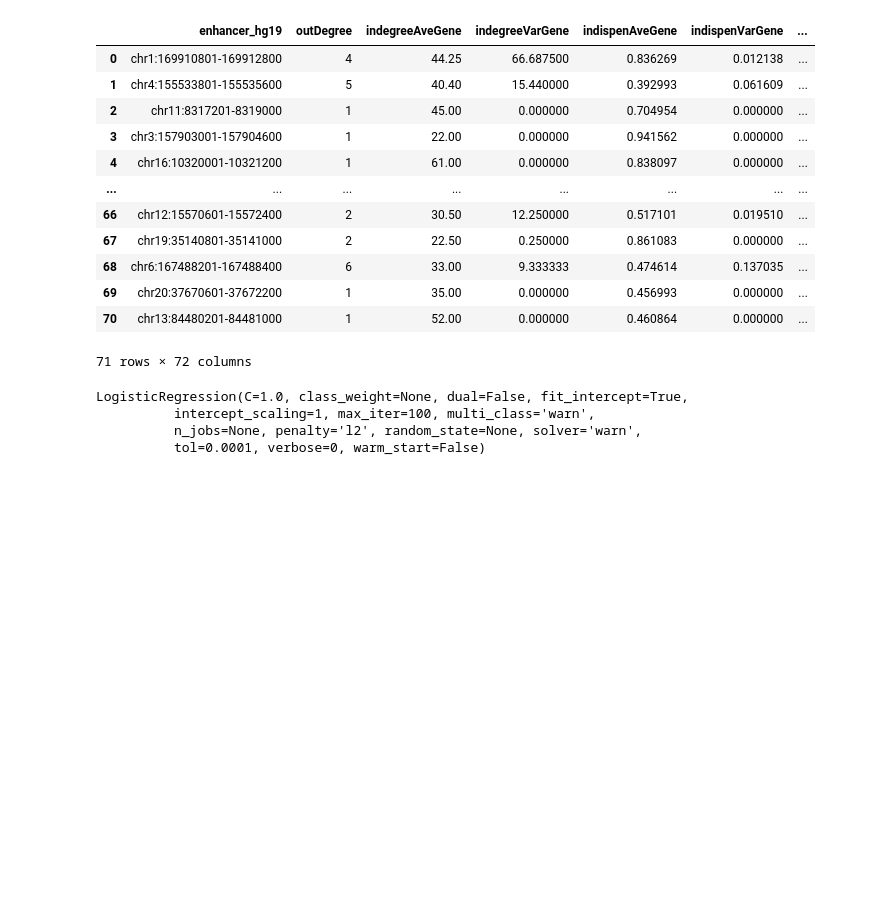
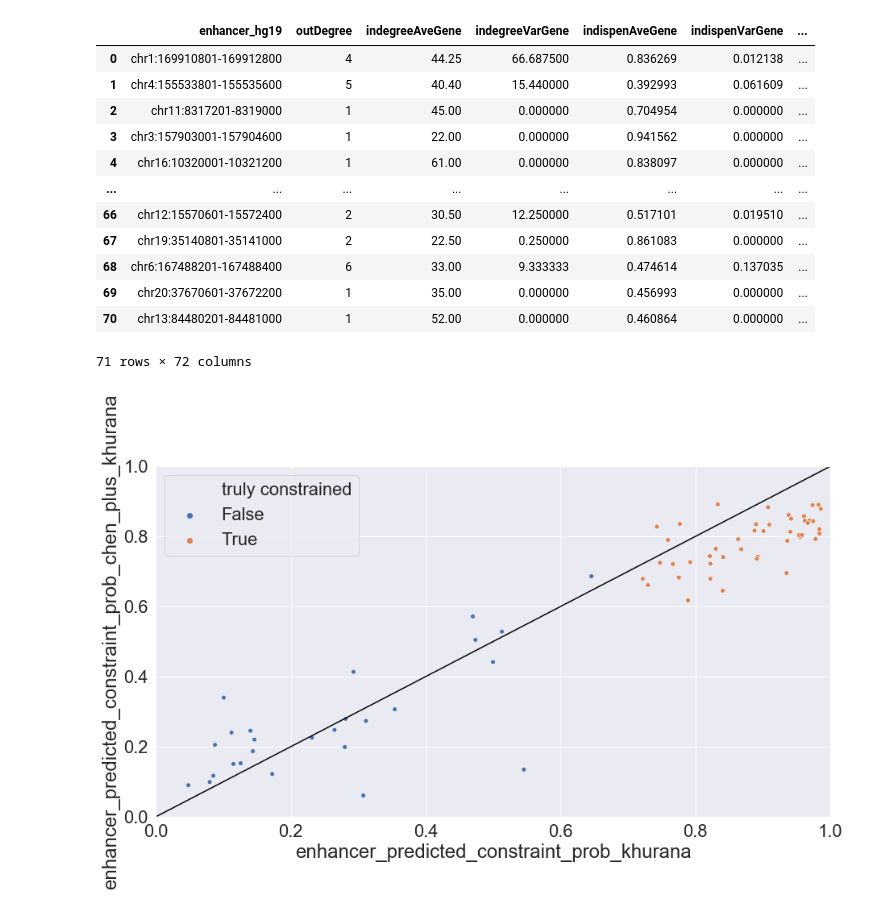
Before and after one commit to petermchale/lofTolEnhancers, a Jupyter notebook: a.ipynb, the cells around one changed output. Saved outputs shown, nothing was run; the diff lists cells and outputs as text; code cells hidden in the pictures; blank space fills up the shorter version.

```diff
--- a/a.ipynb
+++ b/a.ipynb
@@ -7,7 +7,7 @@ CONSTRAINT_TOOLS_DATA = '/scratch/ucgd/lustre-work/quinlan/data-shared/constrain
 # %%
 import pickle
 
-with open('random-forest', 'rb') as f:
+with open('khurana-random-forest', 'rb') as f:
   KHURANA_MODEL = pickle.load(f)
 
 KHURANA_MODEL
@@ -228,15 +228,15 @@ NotDeleted    45
 Deleted       26
 Name: delState, dtype: int64
 # %%
-def get_features():
-  with open('features.txt', 'r') as f:
+def get_network_features():
+  with open('network-features.txt', 'r') as f:
     features = f.read().split('\n')
     features = [f for f in features if f]
     return features
 
-NETWORK_FEATURES = get_features()
+NETWORK_FEATURES = get_network_features()
 
-DATA['enhancer_predicted_LoF_tolerance_prob'] = KHURANA_MODEL.predict_proba(DATA[NETWORK_FEATURES])[:,0]
+DATA['enhancer_predicted_constraint_prob_khurana'] = KHURANA_MODEL.predict_proba(DATA[NETWORK_FEATURES])[:,1]
 DATA
 # %% [output]
 |  | enhancer_hg19 | outDegree | indegreeAveGene | indegreeVarGene | indispenAveGene | indispenVarGene | ... |
@@ -255,18 +255,32 @@ DATA
 # %%
 from sklearn.linear_model import LogisticRegression
 
-SCORE_FEATURES =['enhancer_predicted_LoF_tolerance_prob', 'min negative_new_chen_score_window']
+SCORE_FEATURES =['enhancer_predicted_constraint_prob_khurana', 'min negative_new_chen_score_window']
 TARGET = 'truly constrained'
 
 def train_model():
-  model = LogisticRegression()
+  model = LogisticRegression(class_weight='balanced')
   model.fit(DATA[SCORE_FEATURES], DATA[TARGET])
   return model
 
 CHEN_PLUS_KHURANA_MODEL = train_model()
-CHEN_PLUS_KHURANA_MODEL
+DATA['enhancer_predicted_constraint_prob_chen_plus_khurana'] = CHEN_PLUS_KHURANA_MODEL.predict_proba(DATA[SCORE_FEATURES])[:,1]
+
+import seaborn as sns
+import matplotlib.pyplot as plt
+
+sns.set(font_scale=2)
+plt.figure(figsize=(15, 8))
+
+sns.scatterplot(
+  x='enhancer_predicted_constraint_prob_khurana',
+  y='enhancer_predicted_constraint_prob_chen_plus_khurana',
+  hue='truly constrained',
+  data=DATA
+)
+plt.xlim([0, 1])
+plt.ylim([0, 1])
+plt.plot([0, 1], [0, 1], 'black')
+plt.show()
 # %% [output]
-LogisticRegression(C=1.0, class_weight=None, dual=False, fit_intercept=True,
-          intercept_scaling=1, max_iter=100, multi_class='warn',
-          n_jobs=None, penalty='l2', random_state=None, solver='warn',
-          tol=0.0001, verbose=0, warm_start=False)
+[figure, added]
```
Also changed, not shown: parts of 2 cells of this notebook, 3 other files.
